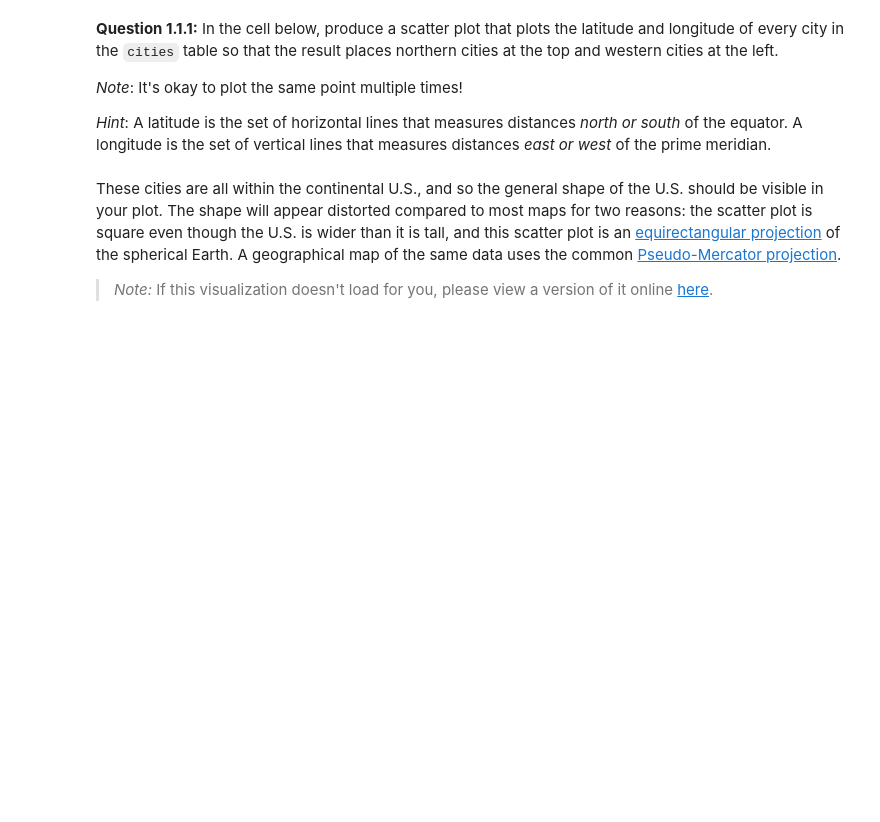
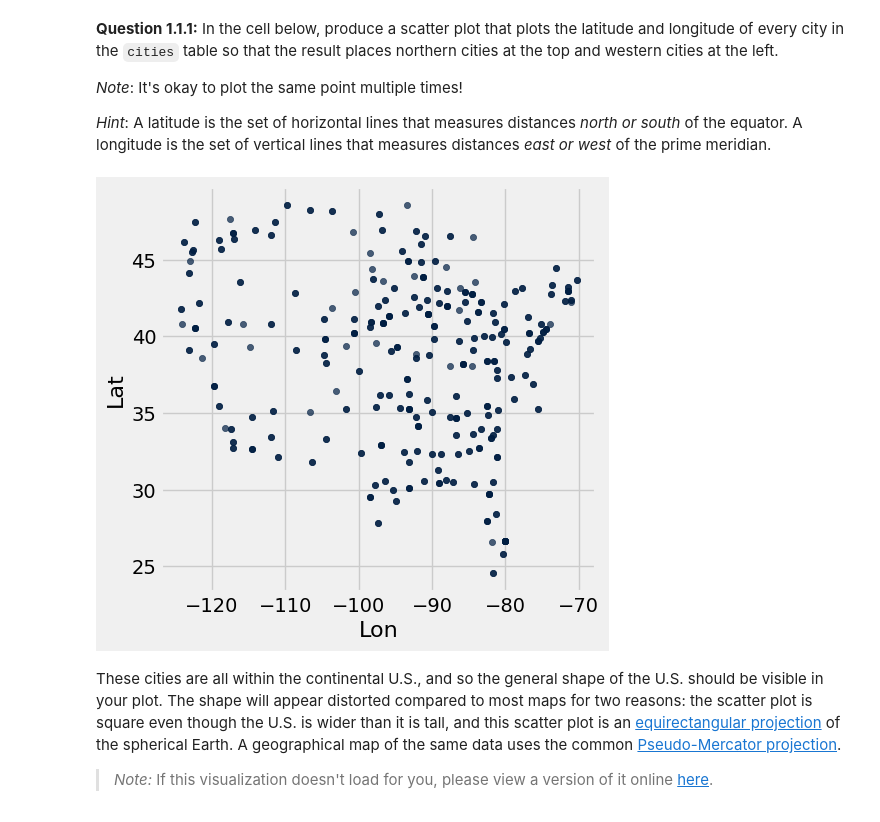
Before and after one commit to MRowe13/24-fall-data1350, a Jupyter notebook: Projects/project2/project2.ipynb, the cells around one changed output. Saved outputs shown, nothing was run; the diff lists cells and outputs as text; code cells hidden in the pictures; blank space fills up the shorter version.

```diff
--- a/Projects/project2/project2.ipynb
+++ b/Projects/project2/project2.ipynb
@@ -60,7 +66,9 @@ The data lists the weather stations at which temperature and precipitation data
 
 *Hint*: A latitude is the set of horizontal lines that measures distances *north or south* of the equator. A longitude is the set of vertical lines that measures distances *east or west* of the prime meridian.
 # %%
-...
+cities.scatter("Lon","Lat")
+# %% [output]
+[figure, added]
 # %% [markdown]
 <!-- END QUESTION -->
 
```
Also changed, not shown: parts of 15 cells of this notebook, 1 other file.
